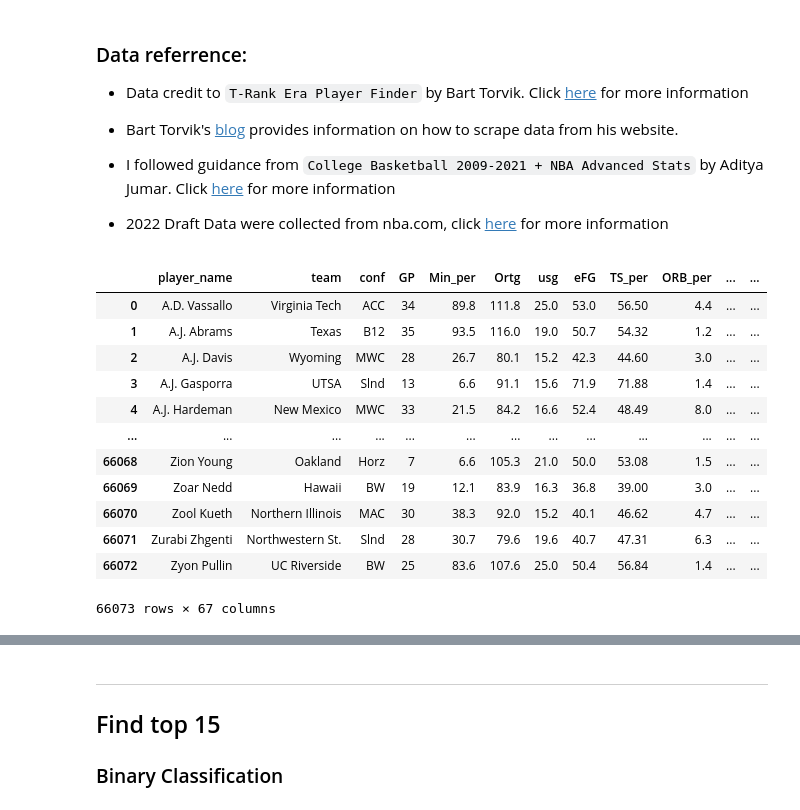
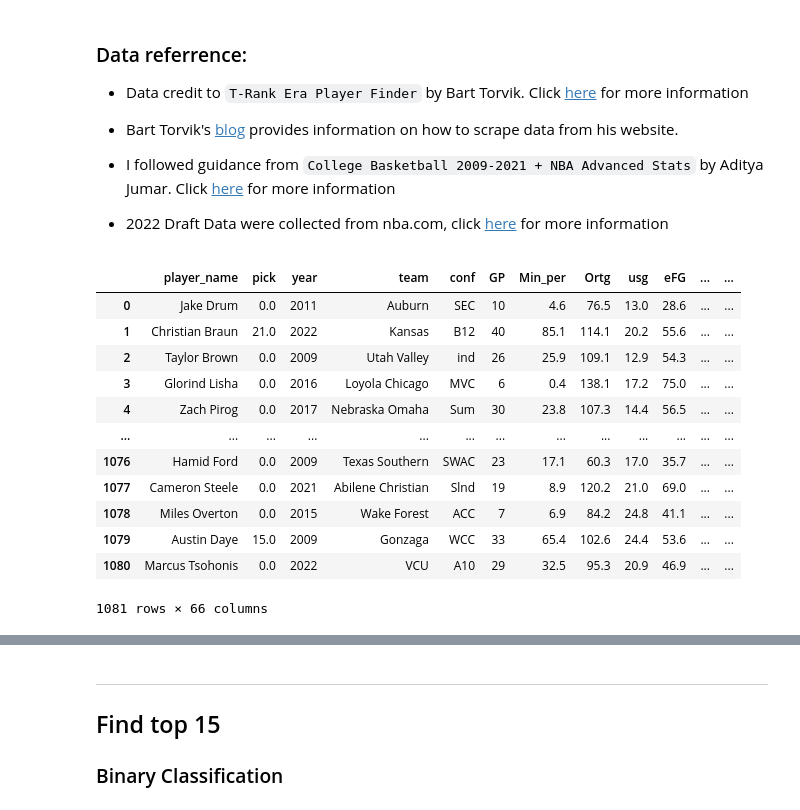
Before and after one commit to YanjunLin-Andrie/FanaticFi_top15_college_data, a Jupyter notebook: FF_top15_college_data.ipynb, the cells around one changed output, grey strips where cells are left out. Saved outputs shown, nothing was run; the diff lists cells and outputs as text; code cells hidden in the pictures.

```diff
--- a/FF_top15_college_data.ipynb
+++ b/FF_top15_college_data.ipynb
@@ -16,22 +16,21 @@ from pathlib import Path
 * 2022 Draft Data were collected from nba.com, click [here](https://www.nba.com/stats/draft/history/) for more information
 # %%
 # Load data and fill blank cells with 0
-df_all = pd.read_csv(Path('2009-2022.csv'), low_memory = False)
+df_all = pd.read_csv(Path('2009-2022-no-16-resized.csv'), low_memory = False)
 df_all = df_all.fillna(0)
-# Create a column to hold Group data
-df_all.loc[:,'Group'] = 0
+
 df_all
 # %% [output]
-|  | player_name | team | conf | GP | Min_per | Ortg | usg | eFG | TS_per | ORB_per | ... | ... |
-| 0 | A.D. Vassallo | Virginia Tech | ACC | 34 | 89.8 | 111.8 | 25.0 | 53.0 | 56.50 | 4.4 | ... | ... |
-| 1 | A.J. Abrams | Texas | B12 | 35 | 93.5 | 116.0 | 19.0 | 50.7 | 54.32 | 1.2 | ... | ... |
-| 2 | A.J. Davis | Wyoming | MWC | 28 | 26.7 | 80.1 | 15.2 | 42.3 | 44.60 | 3.0 | ... | ... |
-| 3 | A.J. Gasporra | UTSA | Slnd | 13 | 6.6 | 91.1 | 15.6 | 71.9 | 71.88 | 1.4 | ... | ... |
-| 4 | A.J. Hardeman | New Mexico | MWC | 33 | 21.5 | 84.2 | 16.6 | 52.4 | 48.49 | 8.0 | ... | ... |
+|  | player_name | pick | year | team | conf | GP | Min_per | Ortg | usg | eFG | ... | ... |
+| 0 | Jake Drum | 0.0 | 2011 | Auburn | SEC | 10 | 4.6 | 76.5 | 13.0 | 28.6 | ... | ... |
+| 1 | Christian Braun | 21.0 | 2022 | Kansas | B12 | 40 | 85.1 | 114.1 | 20.2 | 55.6 | ... | ... |
+| 2 | Taylor Brown | 0.0 | 2009 | Utah Valley | ind | 26 | 25.9 | 109.1 | 12.9 | 54.3 | ... | ... |
+| 3 | Glorind Lisha | 0.0 | 2016 | Loyola Chicago | MVC | 6 | 0.4 | 138.1 | 17.2 | 75.0 | ... | ... |
+| 4 | Zach Pirog | 0.0 | 2017 | Nebraska Omaha | Sum | 30 | 23.8 | 107.3 | 14.4 | 56.5 | ... | ... |
 | ... | ... | ... | ... | ... | ... | ... | ... | ... | ... | ... | ... | ... |
-| 66068 | Zion Young | Oakland | Horz | 7 | 6.6 | 105.3 | 21.0 | 50.0 | 53.08 | 1.5 | ... | ... |
-| 66069 | Zoar Nedd | Hawaii | BW | 19 | 12.1 | 83.9 | 16.3 | 36.8 | 39.00 | 3.0 | ... | ... |
-| 66070 | Zool Kueth | Northern Illinois | MAC | 30 | 38.3 | 92.0 | 15.2 | 40.1 | 46.62 | 4.7 | ... | ... |
-| 66071 | Zurabi Zhgenti | Northwestern St. | Slnd | 28 | 30.7 | 79.6 | 19.6 | 40.7 | 47.31 | 6.3 | ... | ... |
-| 66072 | Zyon Pullin | UC Riverside | BW | 25 | 83.6 | 107.6 | 25.0 | 50.4 | 56.84 | 1.4 | ... | ... |
+| 1076 | Hamid Ford | 0.0 | 2009 | Texas Southern | SWAC | 23 | 17.1 | 60.3 | 17.0 | 35.7 | ... | ... |
+| 1077 | Cameron Steele | 0.0 | 2021 | Abilene Christian | Slnd | 19 | 8.9 | 120.2 | 21.0 | 69.0 | ... | ... |
+| 1078 | Miles Overton | 0.0 | 2015 | Wake Forest | ACC | 7 | 6.9 | 84.2 | 24.8 | 41.1 | ... | ... |
+| 1079 | Austin Daye | 15.0 | 2009 | Gonzaga | WCC | 33 | 65.4 | 102.6 | 24.4 | 53.6 | ... | ... |
+| 1080 | Marcus Tsohonis | 0.0 | 2022 | VCU | A10 | 29 | 32.5 | 95.3 | 20.9 | 46.9 | ... | ... |
-66073 rows × 67 columns
+1081 rows × 66 columns
```
Also changed, not shown: parts of 54 cells of this notebook.
